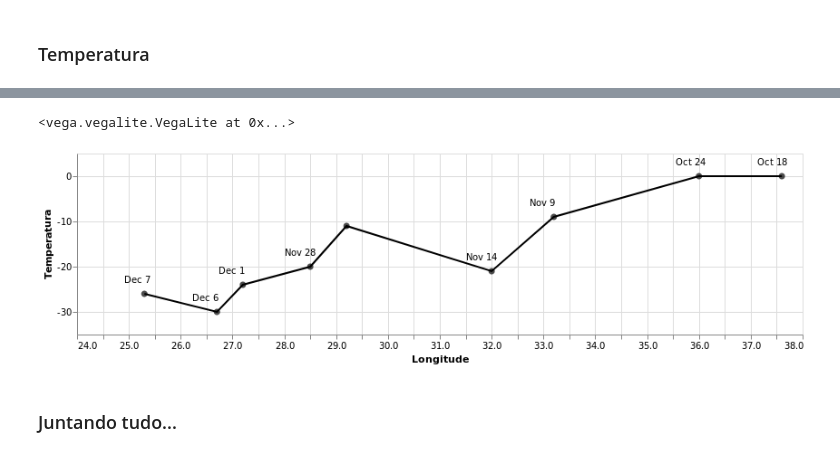
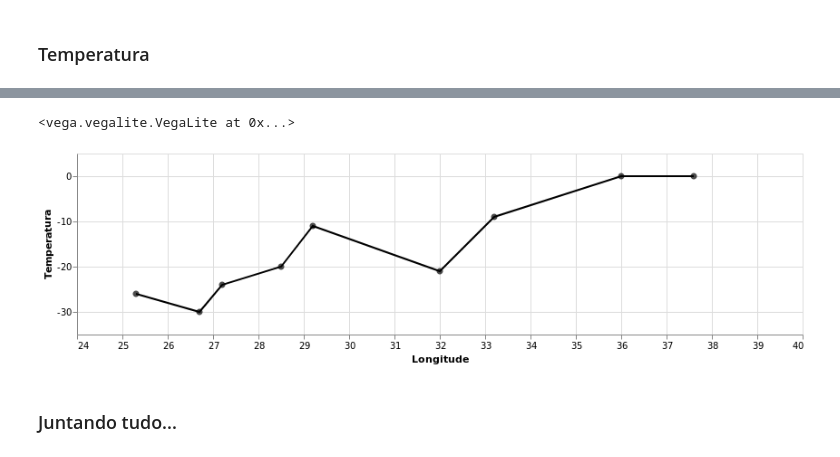
Before and after one commit to Franklin-oliveira/DataViz-Repo, a Jupyter notebook: hw3/Exercicio_3.ipynb, the cells around one changed output, grey strips where cells are left out. Cells and saved outputs as stored; diff of their text form; code cells hidden in the pictures.

```diff
--- a/hw3/Exercicio_3.ipynb
+++ b/hw3/Exercicio_3.ipynb
@@ -25,9 +25,9 @@ alt.renderers.enable('notebook')
 RendererRegistry.enable('notebook')
 # %%
 # importando datasets
-city = pd.read_table('cities.txt')
-temp = pd.read_table('temperature.txt')
-trp  = pd.read_table('troops.txt')
+city = pd.read_csv('cities.csv', sep=',', encoding='utf-8')
+temp = pd.read_csv('temp.csv', sep=',', encoding='utf-8')
+trp  = pd.read_csv('troops.csv', sep=',', encoding='utf-8')
 # %% [markdown]
 ## Criando gráfico
 
@@ -69,22 +78,22 @@ troops
 # %%
 temperature = alt.Chart(data=temp, width=800, height=200).mark_text(align='center', baseline='bottom', dy=-10, dx=-8,
                                                                     size=10, color='black').encode(
-                   y = alt.Y('temp', scale={'domain':(-35, 1)}, title='Temperatura'),
-                   x = alt.X('longt', scale={'domain':(24, 38)}, title='Longitude'),
-                   text= alt.Text('date')
+                   y = alt.Y('Temp', scale={'domain':(-35, 1)}, title='Temperatura'),
+                   x = alt.X('Long', scale={'domain':(24, 39)}, title='Longitude'),
+                   text= alt.Text('Date')
 ).transform_filter('datum.date != null') + alt.Chart(data=temp, width=800, height=200).mark_point(color='black', filled=True, size=50).encode(
-                   y = alt.Y('temp', scale={'domain':(-35, 1)}, title='Temperatura'),
-                   x = alt.X('longt', scale={'domain':(24, 38)}, title='Longitude'),
+                   y = alt.Y('Temp', scale={'domain':(-35, 1)}, title='Temperatura'),
+                   x = alt.X('Long', scale={'domain':(24, 39)}, title='Longitude'),
 ) + alt.Chart(data=temp, width=800, height=200).mark_line(color='black').encode(
-                   y = alt.Y('temp', scale={'domain':(-35, 1)}, title='Temperatura'),
-                   x = alt.X('longt', scale={'domain':(24, 38)}, title='Longitude'),
-                   text= alt.Text('date')
+                   y = alt.Y('Temp', scale={'domain':(-35, 1)}, title='Temperatura'),
+                   x = alt.X('Long', scale={'domain':(24, 39)}, title='Longitude'),
+                   text= alt.Text('Date')
 )
 
 temperature
 # %% [output]
 <vega.vegalite.VegaLite at 0x...>
-[figure, old version]
+[figure, new version]
 # %% [markdown]
 ### Juntando tudo...
 # %%
```
Also changed, not shown: parts of 4 cells of this notebook, 8 other files.
